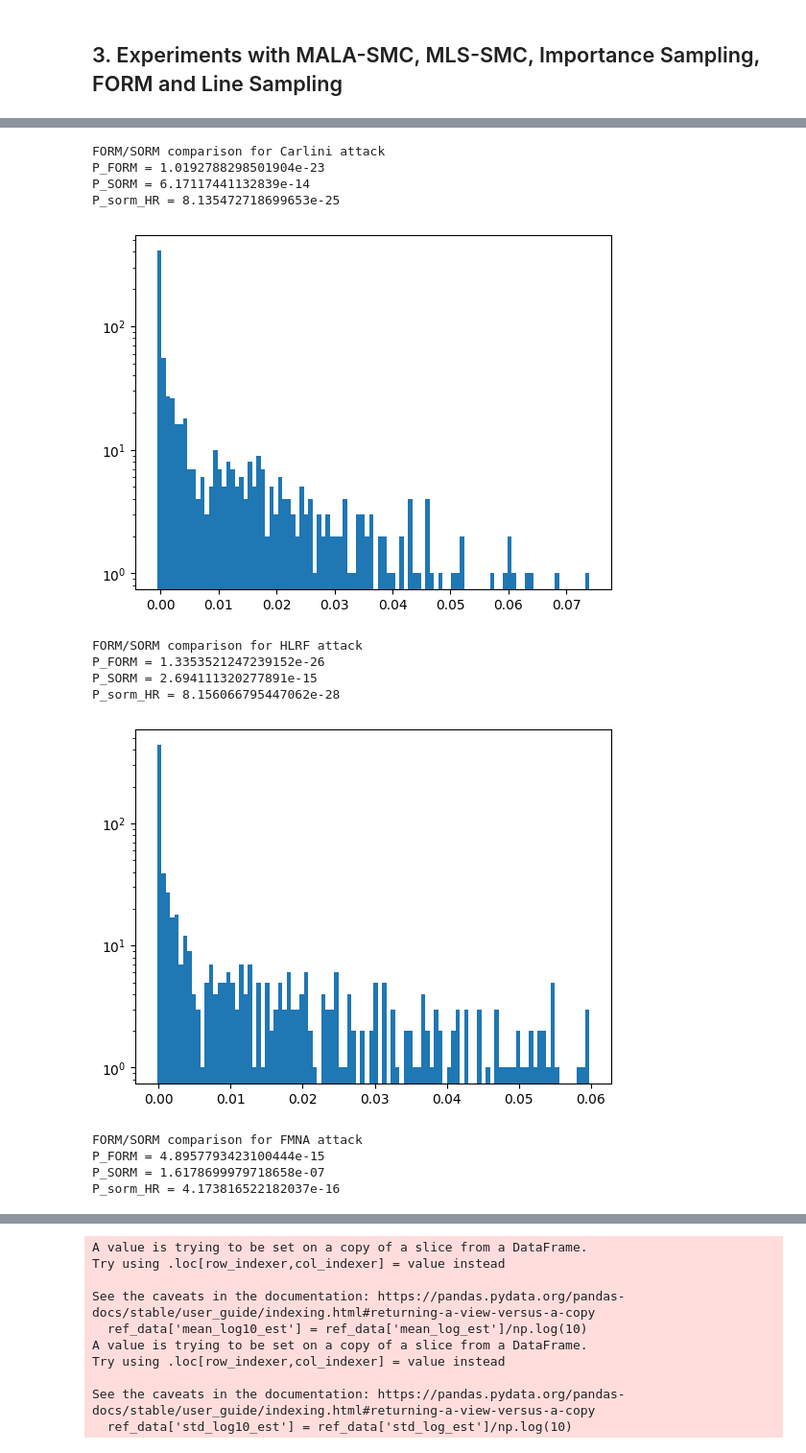
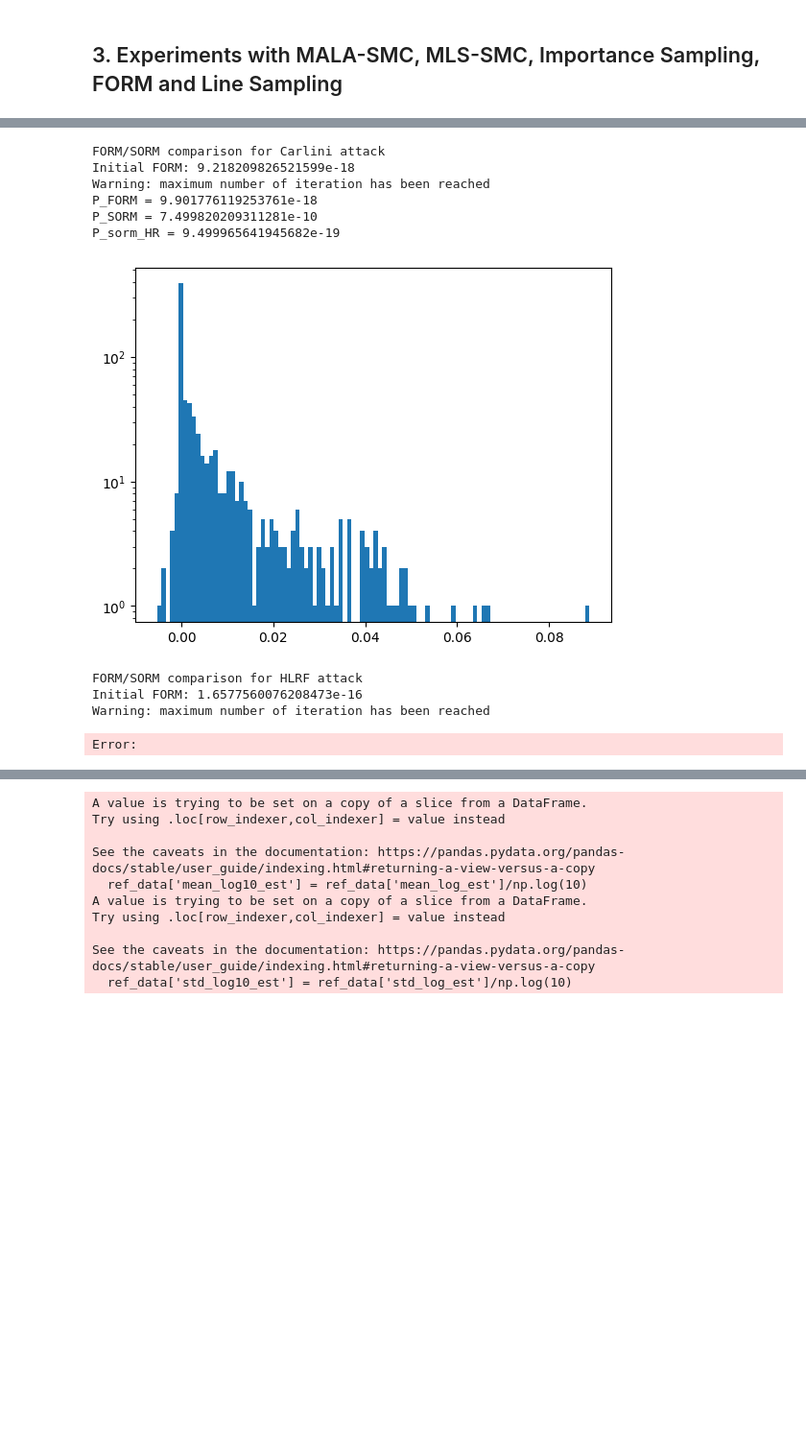
Before and after one commit to karimtito/stat_reliability_measure, a Jupyter notebook: notebooks/test_run_exp_mnist_hessian.ipynb, the cells around one changed output, grey strips where cells are left out. Shown at 96% size. Cells and saved outputs as stored; diff of their text form; code cells hidden in the pictures; blank space fills up the shorter version.

```diff
--- a/notebooks/test_run_exp_mnist_hessian.ipynb
+++ b/notebooks/test_run_exp_mnist_hessian.ipynb
@@ -92,7 +98,7 @@ T_ref = 20
 ess_ref = 0.8
 alpha_ref = 0.2
 n_rep_ref = 400
-input_index=5
+input_index=0
 agg_res_df = pd.read_csv('../logs/exp_model_mnist/aggr_res.csv')
 exp_config = ExpModelConfig(model=model,dataset_name='mnist',device=device,input_start=input_index,epsilon_range=[0.18])
 exp_config.update()
@@ -342,6 +373,10 @@ form_fmna_pp: 3.762688487238607e-15
 # %%
 for u,attack_name in zip([x_attack,x_mpp,x_fmnal2],['Carlini','HLRF','FMNA']):
     print(f"FORM/SORM comparison for {attack_name} attack")
+    print(f"Initial FORM: {stats.norm.cdf(-torch.norm(u).item())}")
+    lambda_,nb_calls = mpp_utils.binary_search_to_zero(G=exp_config.G_alt,  x=u,max_iter=10, eps=1e-5,)
+    u=lambda_*u
+
     grad_G = torch.autograd.functional.jacobian(func=G_,inputs=u,)
     grad_norm = grad_G.norm()
     u_norm= u_normal.norm()
@@ -349,11 +384,11 @@ for u,attack_name in zip([x_attack,x_mpp,x_fmnal2],['Carlini','HLRF','FMNA']):
     hess_G = torch.autograd.functional.hessian(func=G_,inputs=u)
     mat_hess_G=hess_G.squeeze((0,2))
 
-    R=rotation_matrix(u).to(device
+    R=t_u.rotation_matrix(u).to(device
                                 )
     A = R@mat_hess_G@R.t()
     A_tilde = A[1:,1:]/grad_norm
-    eigvals = torch.linalg.eigvals(mat_hess_G).float()
+    eigvals = torch.linalg.eigvalsh(mat_hess_G).float()
     sum_eigvals = eigvals.sum()
     sum_abs_eigvals = eigvals.abs().sum()
 
@@ -364,43 +399,40 @@ for u,attack_name in zip([x_attack,x_mpp,x_fmnal2],['Carlini','HLRF','FMNA']):
     def p_sorm_base(beta,kappas):
         form = stats.norm.cdf(-beta)
         factor = torch.prod(torch.sqrt(1+beta*kappas))
         return form*factor
 
     def psi(x):
         return stats.norm.pdf(x)/stats.norm.pdf(-x)
     def p_sorm_HR(beta,kappas):
         form = stats.norm.cdf(-beta)
         factor = torch.prod(1/torch.sqrt(1+psi(beta)*kappas))
         return form*factor
     def p_sorm(beta,kappas):
         form = stats.norm.cdf(-beta)
         factor = torch.prod(torch.sqrt(1+beta*kappas))
         return form*factor
     P_sorm_HR = p_sorm_HR(beta_attack,eigvals)
     P_SORM = p_sorm(beta_attack,eigvals)
 
     print(f"P_FORM = {P_FORM}")
     print(f"P_SORM = {P_SORM}")
     print(f"P_sorm_HR = {P_sorm_HR}")
     # print(f"sum abs eigvals = {sum_abs_eigvals}")
     # print(f"sum eigvals = {sum_eigvals}")
     # print(f"top eigvals = {top_eigvals}")
     # print(f"ratio = {top_eigvals.sum()/sum_abs_eigvals}")
     plt.hist(eigvals.cpu().numpy(),bins=100)
     plt.yscale('log')
     plt.show()
 # %% [output]
 FORM/SORM comparison for Carlini attack
-P_FORM = 1.0192788298501904e-23
-P_SORM = 6.17117441132839e-14
-P_sorm_HR = 8.135472718699653e-25
+Initial FORM: 9.218209826521599e-18
+Warning: maximum number of iteration has been reached
+P_FORM = 9.901776119253761e-18
+P_SORM = 7.499820209311281e-10
+P_sorm_HR = 9.499965641945682e-19
-[figure, old version]
+[figure, new version]
 FORM/SORM comparison for HLRF attack
-P_FORM = 1.3353521247239152e-26
-P_SORM = 2.694111320277891e-15
-P_sorm_HR = 8.156066795447062e-28
+Initial FORM: 1.6577560076208473e-16
+Warning: maximum number of iteration has been reached
-[figure, removed]
-FORM/SORM comparison for FMNA attack
-P_FORM = 4.8957793423100444e-15
-P_SORM = 1.6178699979718658e-07
-P_sorm_HR = 4.173816522182037e-16
+Error:
```
Also changed, not shown: parts of 26 cells of this notebook, 2 other files.
